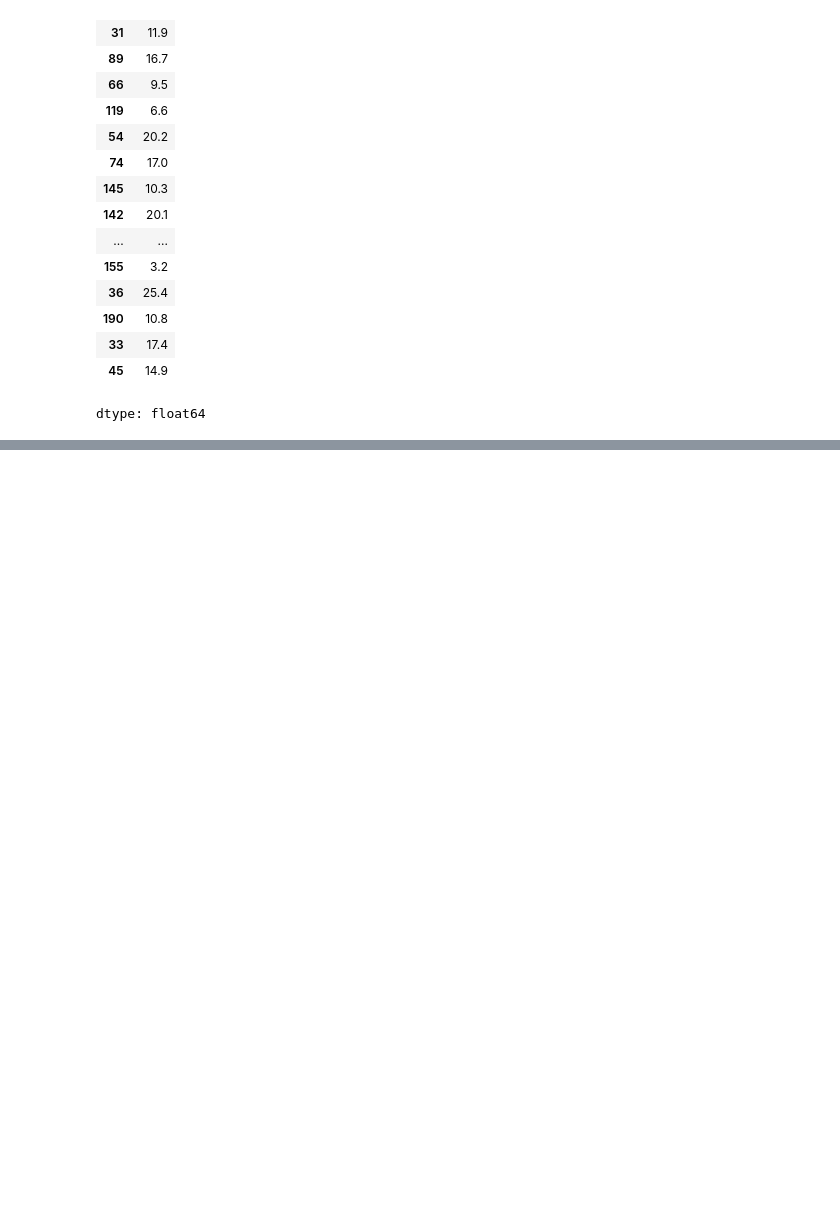
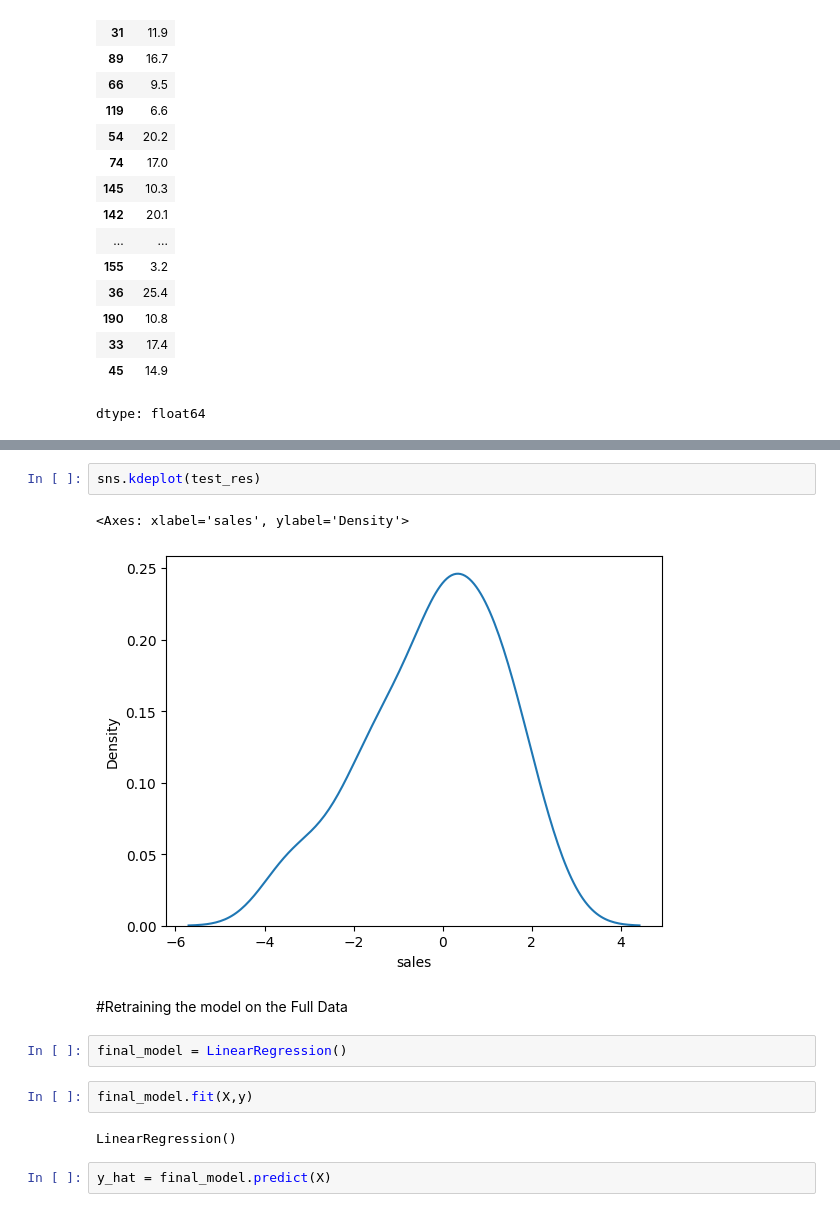
Before and after one commit to akshatjain-1/ML-algos, a Jupyter notebook: 02_Multivariate_Linear_Regression.ipynb, the cells around one changed output, grey strips where cells are left out. Cells and saved outputs as stored; diff of their text form; blank space fills up the shorter version.

```diff
--- a/02_Multivariate_Linear_Regression.ipynb
+++ b/02_Multivariate_Linear_Regression.ipynb
@@ -167,0 +218,15 @@ array([12.32954528])
+# %%
+sns.kdeplot(test_res)
+# %% [output]
+<Axes: xlabel='sales', ylabel='Density'>
+[figure, added]
+# %% [markdown]
+#Retraining the model on the Full Data
+# %%
+final_model = LinearRegression()
+# %%
+final_model.fit(X,y)
+# %% [output]
+LinearRegression()
+# %%
+y_hat = final_model.predict(X)
```
Also changed, not shown: parts of 28 cells of this notebook.
